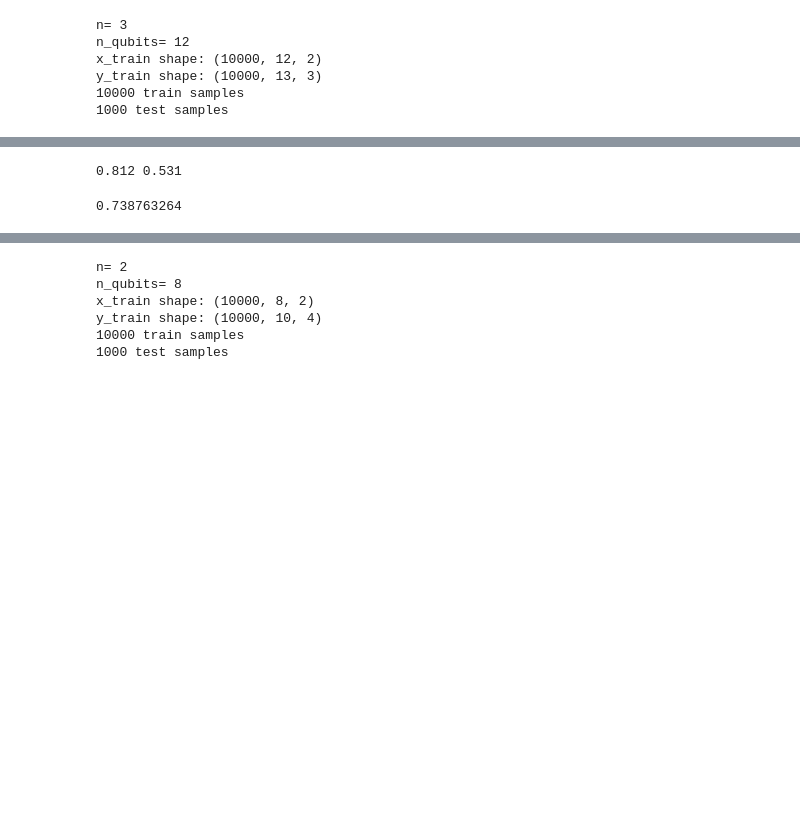
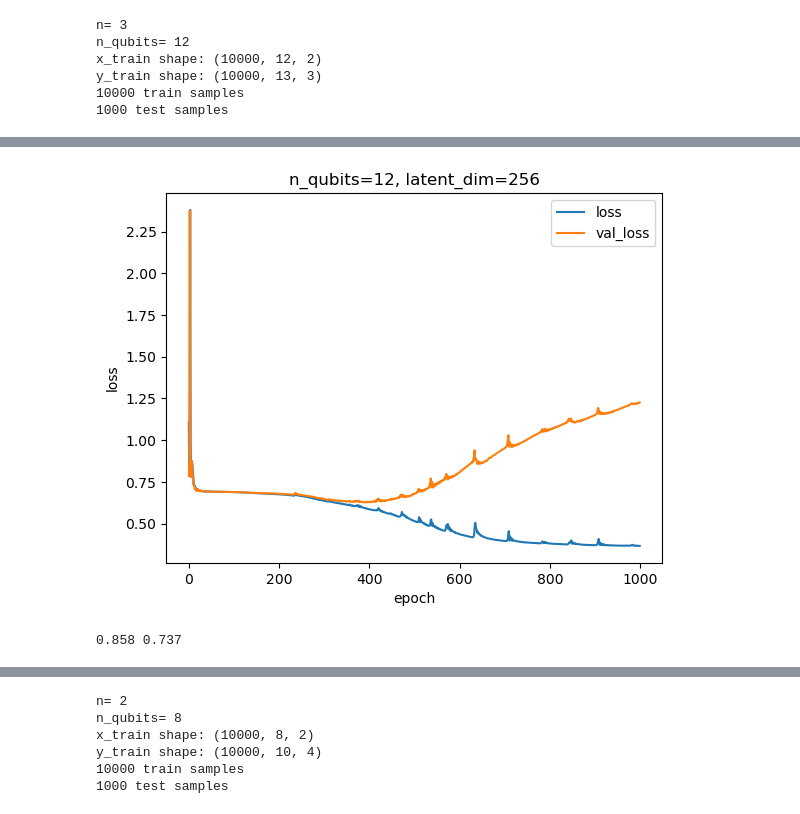
Before and after one commit to haimengzhao/qml-advantage, a Jupyter notebook: test.ipynb, the cells around one changed output, grey strips where cells are left out. Drawn from its saved outputs; the diff is of its cells as text; code cells hidden in the pictures; blank space fills up the shorter version.

```diff
--- a/test.ipynb
+++ b/test.ipynb
@@ -10,13 +12,20 @@ from tqdm.keras import TqdmCallback
 # %%
 n = 3
 data = np.load(f"./data/data_{n}.npz")
-data_size = len(data['X'])
 x_train = data['X']; y_train = data['Y']
+# ind = np.unique(x_train, axis=0, return_index=True)[1]
+# x_train = x_train[ind]
+# y_train = y_train[ind]
+data_size = len(x_train)
 x_test = np.random.randint(0, 2, (1000, x_train.shape[1]))
+# # word
+# x_train = bit_to_num(x_train.flatten()).reshape(-1, 2*n)
+# y_train = bit_to_num(y_train.flatten()).reshape(-1, 2*n)
+# x_test = bit_to_num(x_test.flatten()).reshape(-1, 2*n)
 # one-hot
 x_train = keras.utils.to_categorical(x_train, 2)
 x_test = keras.utils.to_categorical(x_test, 2)
-# 0, 1, start=2
+# 0, 1, 2, 3 start=4
 y_train = np.hstack([np.ones((data_size, 1)) * 2, y_train])
 y_train = keras.utils.to_categorical(y_train, 3)
 decoder_input_data = y_train[:, :-1]
@@ -36,16 +45,16 @@ y_train shape: (10000, 13, 3)
 10000 train samples
 1000 test samples
 # %%
-latent_dim = 4
+latent_dim = 256
 
 # Define an input sequence and process it.
-x_inputs = keras.Input(shape=(None, 2))
-y_inputs = keras.Input(shape=(None, 3))
+x_inputs = keras.Input(shape=(None, x_train.shape[-1]))
+y_inputs = keras.Input(shape=(None, y_train.shape[-1]))
 # stack x and y
 whole_inputs = keras.layers.Concatenate(axis=-1)([x_inputs, y_inputs])
 gru = keras.layers.GRU(latent_dim, return_sequences=True, return_state=True)
 gru_outputs, state = gru(whole_inputs)
-final_outputs = keras.layers.Dense(3, activation="softmax")(gru_outputs)
+final_outputs = keras.layers.Dense(y_train.shape[-1], activation="softmax")(gru_outputs)
 
 # Define the model that will turn
 # `encoder_input_data` & `decoder_input_data` into `decoder_target_data`
@@ -58,18 +65,19 @@ model.compile(
     optimizer=keras.optimizers.Adam(learning_rate=1e-2),
 )
 
-batch_size = 1000
+batch_size = 10000
 
 callbacks = [
     keras.callbacks.ModelCheckpoint(filepath=f"model.keras", save_best_only=True, monitor='loss'),
     keras.callbacks.EarlyStopping(monitor="loss", patience=100),
     TqdmCallback(verbose=0)
 ]
-model.fit(
+history = model.fit(
     [x_train, decoder_input_data],
     decoder_target_data,
     batch_size=batch_size,
     epochs=1000,
+    validation_split=0.1,
     callbacks=callbacks,
     verbose=0,
 )
@@ -80,3 +86,13 @@ model.fit(
+# %%
+plt.plot(history.epoch, history.history['loss'], label='loss')
+plt.plot(history.epoch, history.history['val_loss'], label='val_loss')
+plt.xlabel('epoch')
+plt.ylabel('loss')
+plt.legend()
+plt.title(f'n_qubits={4*n}, latent_dim={latent_dim}')
+plt.show()
+# %% [output]
+[figure, added]
 # %%
 # Define sampling models
 # Restore the model and construct the encoder and decoder.
@@ -138,11 +161,7 @@ for seq_index in tqdm(range(1000)):
 # %%
 qs = Quantum_Strategy(n)
-results = qs.check_input_output(np.argmax(x_train[:1000], axis=-1), pred, flatten=False)
+results = qs.check_input_output(inp, pred_fin, flatten=False)
 checks = np.sum(results, axis=-1) > 0.95 * n
 print(np.mean(results), np.mean(checks))
 # %% [output]
-0.812 0.531
+0.858 0.737
-# %%
-0.904**3
-# %% [output]
-0.738763264
```
Also changed, not shown: parts of 12 cells of this notebook, 5 other files.
